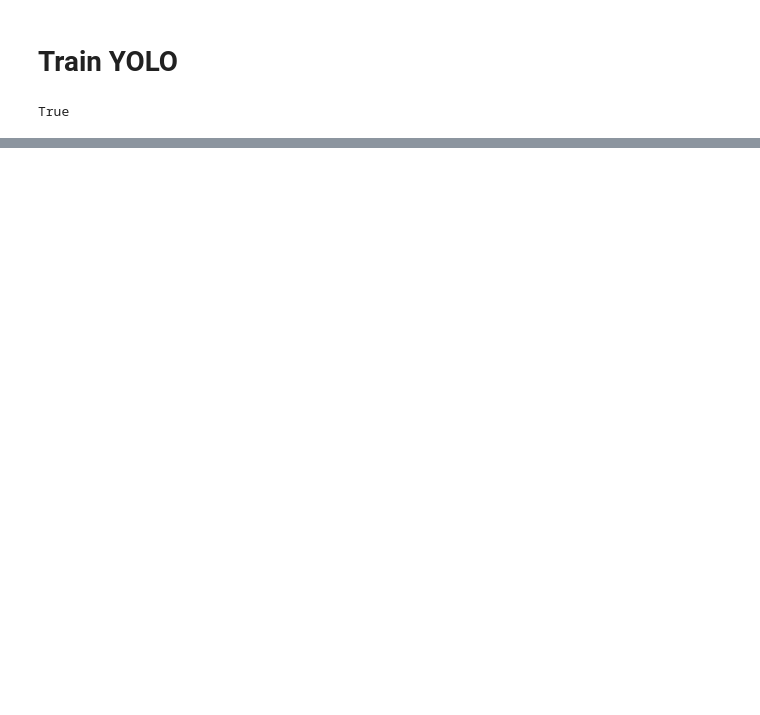
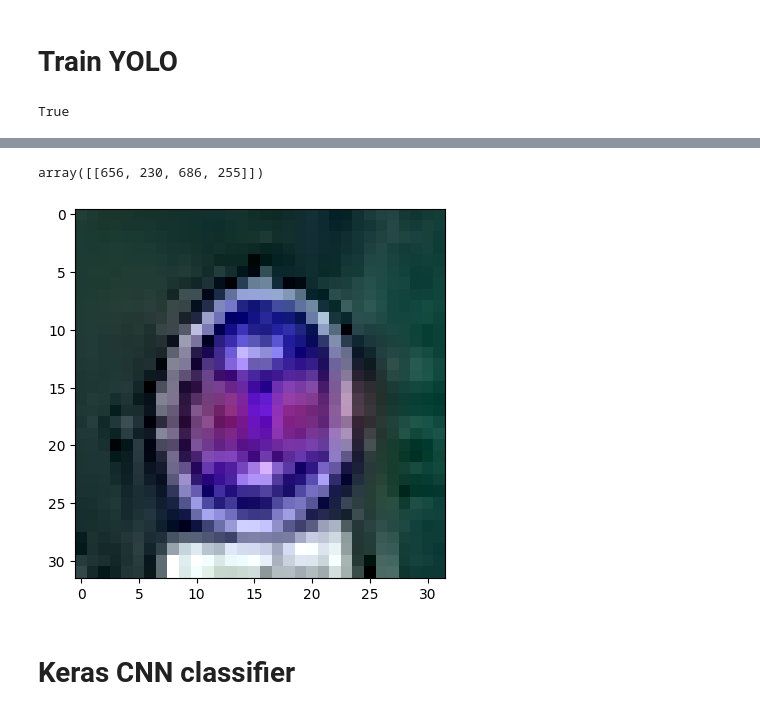
Before and after one commit to fco-parga/mna-navegacion_autonoma, a Jupyter notebook: Actividad-4.2/YOLO.ipynb, the cells around one changed output, grey strips where cells are left out. Drawn from its saved outputs; the diff is of its cells as text; code cells hidden in the pictures; blank space fills up the shorter version.

```diff
--- a/Actividad-4.2/YOLO.ipynb
+++ b/Actividad-4.2/YOLO.ipynb
@@ -177,7 +177,7 @@ final_df
 # %%
 from sklearn.model_selection import train_test_split
 
-train, test = train_test_split(final_df['path'].unique(), test_size=0.25)
+train, test = train_test_split(final_df['path'].unique(), test_size=0.2, random_state=37)
 # %%
 train.shape, test.shape
 # %% [output]
@@ -299,0 +348,13 @@ val: New cache created: C:\Users\fgarcia24\OneDrive - Schlumberger\Python\fco-pa
+# %%
+boxes
+# %% [output]
+array([[656, 230, 686, 255]])
+# %%
+cropped_image = road_img[square_box[1]:square_box[3],square_box[0]:square_box[2]]
+plt.imshow(cropped_image)
+#plt.axis('off')
+plt.show()
+# %% [output]
+[figure, added]
+# %% [markdown]
+# Keras CNN classifier
```
Also changed, not shown: parts of 12 cells of this notebook.
